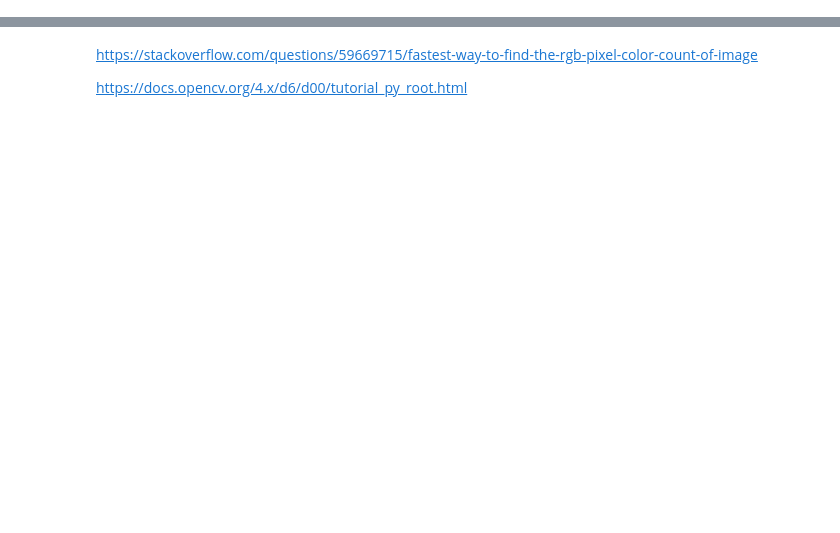
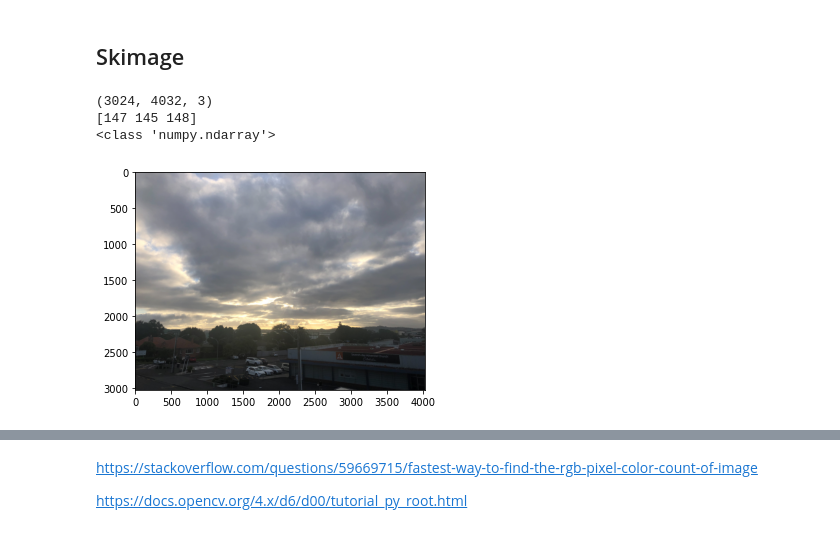
Before and after one commit to ICWallis/image-processing, a Jupyter notebook: method_hacking.ipynb, the cells around one changed output, grey strips where cells are left out. Cells and saved outputs as stored; diff of their text form; code cells hidden in the pictures; blank space fills up the shorter version.

```diff
--- a/method_hacking.ipynb
+++ b/method_hacking.ipynb
@@ -10,0 +19,19 @@ import ipympl
+# %% [markdown]
+## Skimage
+# %%
+image = io.imread(fname='Images/20220426_1.jpg')
+
+print(image.shape)
+print(image[0,0]) # RGB for top, left pixel
+print(type(image))
+
+plt.imshow(image)
+plt.show()
+
+# array shape is Y, X, C (channels = R, G, B)
+# note that OpenCV reads the channels in as B, G, R
+# %% [output]
+(3024, 4032, 3)
+[147 145 148]
+<class 'numpy.ndarray'>
+[figure, added]
```
Also changed, not shown: parts of 13 cells of this notebook.
